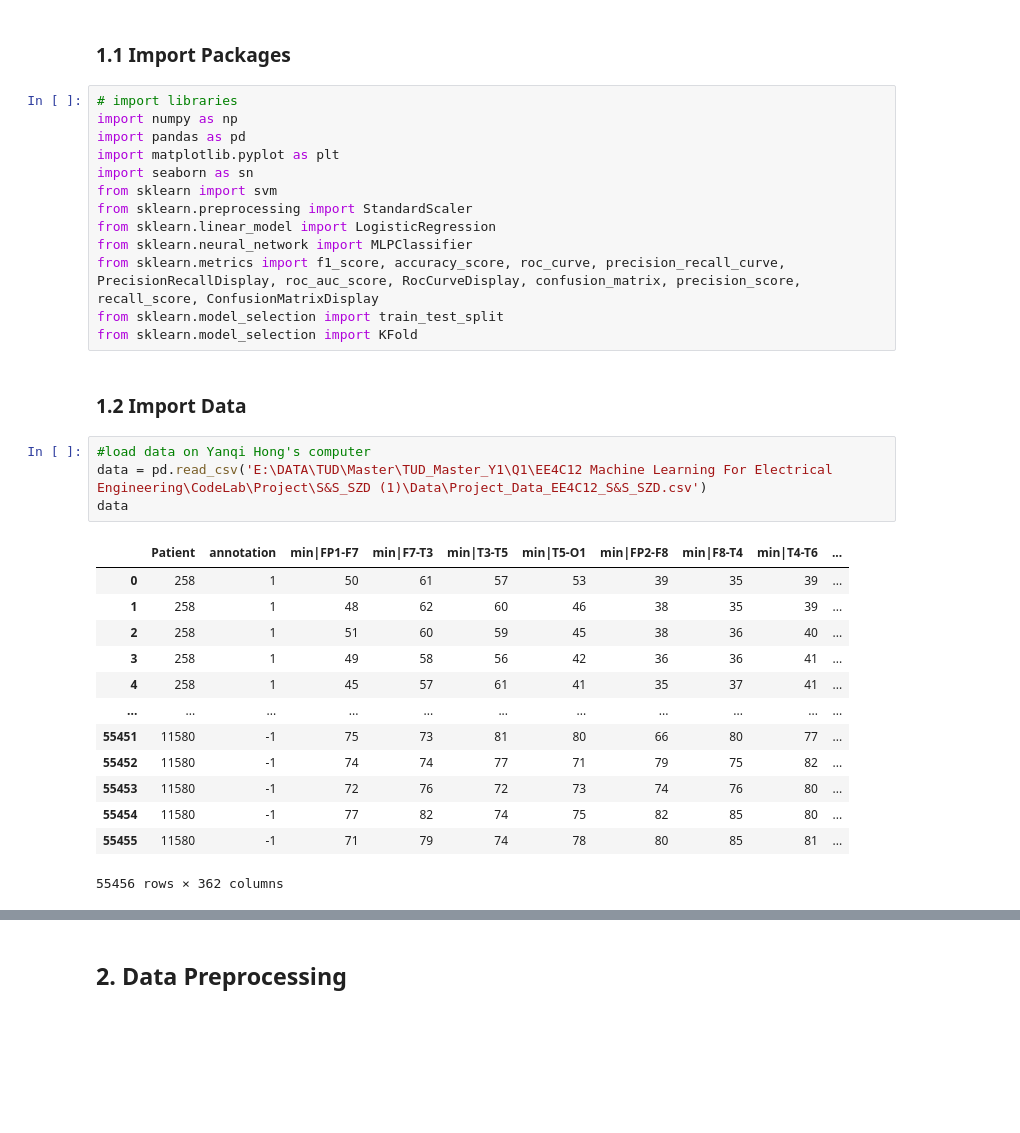
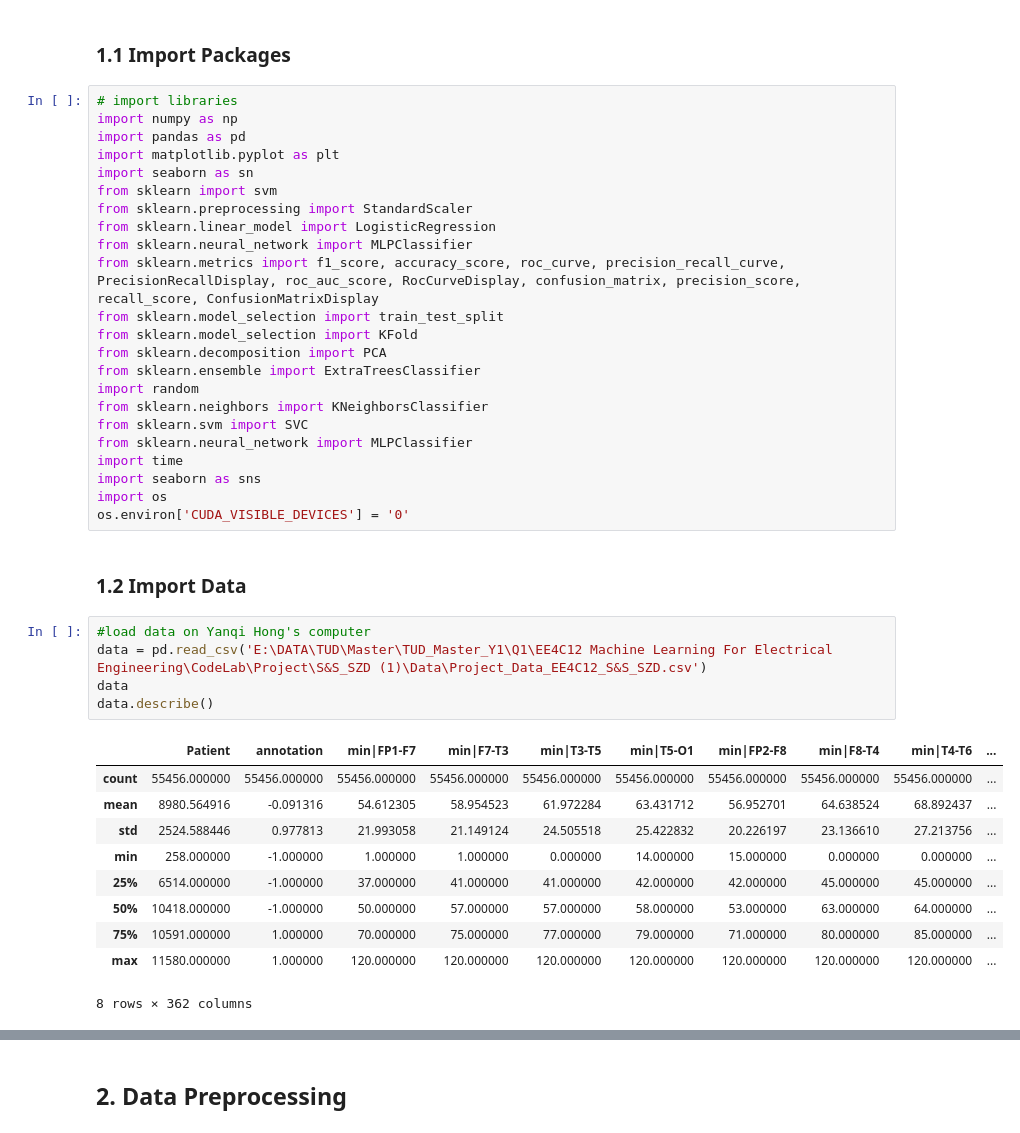
Before and after one commit to Hong-01/EE4C12-Epileptic-Seizure-Detection-using-EEG, a Jupyter notebook: SZD.ipynb, the cells around one changed output, grey strips where cells are left out. Saved outputs shown, nothing was run; the diff lists cells and outputs as text; blank space fills up the shorter version.

```diff
--- a/SZD.ipynb
+++ b/SZD.ipynb
@@ -24,24 +24,32 @@ from sklearn.neural_network import MLPClassifier
 from sklearn.metrics import f1_score, accuracy_score, roc_curve, precision_recall_curve, PrecisionRecallDisplay, roc_auc_score, RocCurveDisplay, confusion_matrix, precision_score, recall_score, ConfusionMatrixDisplay
 from sklearn.model_selection import train_test_split
 from sklearn.model_selection import KFold
+from sklearn.decomposition import PCA
+from sklearn.ensemble import ExtraTreesClassifier
+import random
+from sklearn.neighbors import KNeighborsClassifier
+from sklearn.svm import SVC
+from sklearn.neural_network import MLPClassifier
+import time
+import seaborn as sns
+import os
+os.environ['CUDA_VISIBLE_DEVICES'] = '0'
 # %% [markdown]
 ### 1.2 Import Data
 # %%
 #load data on Yanqi Hong's computer
 data = pd.read_csv('E:\DATA\TUD\Master\TUD_Master_Y1\Q1\EE4C12 Machine Learning For Electrical Engineering\CodeLab\Project\S&S_SZD (1)\Data\Project_Data_EE4C12_S&S_SZD.csv')
 data
+data.describe()
 # %% [output]
 |  | Patient | annotation | min|FP1-F7 | min|F7-T3 | min|T3-T5 | min|T5-O1 | min|FP2-F8 | min|F8-T4 | min|T4-T6 | ... |
-| 0 | 258 | 1 | 50 | 61 | 57 | 53 | 39 | 35 | 39 | ... |
-| 1 | 258 | 1 | 48 | 62 | 60 | 46 | 38 | 35 | 39 | ... |
-| 2 | 258 | 1 | 51 | 60 | 59 | 45 | 38 | 36 | 40 | ... |
-| 3 | 258 | 1 | 49 | 58 | 56 | 42 | 36 | 36 | 41 | ... |
-| 4 | 258 | 1 | 45 | 57 | 61 | 41 | 35 | 37 | 41 | ... |
-| ... | ... | ... | ... | ... | ... | ... | ... | ... | ... | ... |
-| 55451 | 11580 | -1 | 75 | 73 | 81 | 80 | 66 | 80 | 77 | ... |
-| 55452 | 11580 | -1 | 74 | 74 | 77 | 71 | 79 | 75 | 82 | ... |
-| 55453 | 11580 | -1 | 72 | 76 | 72 | 73 | 74 | 76 | 80 | ... |
-| 55454 | 11580 | -1 | 77 | 82 | 74 | 75 | 82 | 85 | 80 | ... |
-| 55455 | 11580 | -1 | 71 | 79 | 74 | 78 | 80 | 85 | 81 | ... |
+| count | 55456.000000 | 55456.000000 | 55456.000000 | 55456.000000 | 55456.000000 | 55456.000000 | 55456.000000 | 55456.000000 | 55456.000000 | ... |
+| mean | 8980.564916 | -0.091316 | 54.612305 | 58.954523 | 61.972284 | 63.431712 | 56.952701 | 64.638524 | 68.892437 | ... |
+| std | 2524.588446 | 0.977813 | 21.993058 | 21.149124 | 24.505518 | 25.422832 | 20.226197 | 23.136610 | 27.213756 | ... |
+| min | 258.000000 | -1.000000 | 1.000000 | 1.000000 | 0.000000 | 14.000000 | 15.000000 | 0.000000 | 0.000000 | ... |
+| 25% | 6514.000000 | -1.000000 | 37.000000 | 41.000000 | 41.000000 | 42.000000 | 42.000000 | 45.000000 | 45.000000 | ... |
+| 50% | 10418.000000 | -1.000000 | 50.000000 | 57.000000 | 57.000000 | 58.000000 | 53.000000 | 63.000000 | 64.000000 | ... |
+| 75% | 10591.000000 | 1.000000 | 70.000000 | 75.000000 | 77.000000 | 79.000000 | 71.000000 | 80.000000 | 85.000000 | ... |
+| max | 11580.000000 | 1.000000 | 120.000000 | 120.000000 | 120.000000 | 120.000000 | 120.000000 | 120.000000 | 120.000000 | ... |
-55456 rows × 362 columns
+8 rows × 362 columns
 # %%
```
Also changed, not shown: parts of 11 cells of this notebook.
